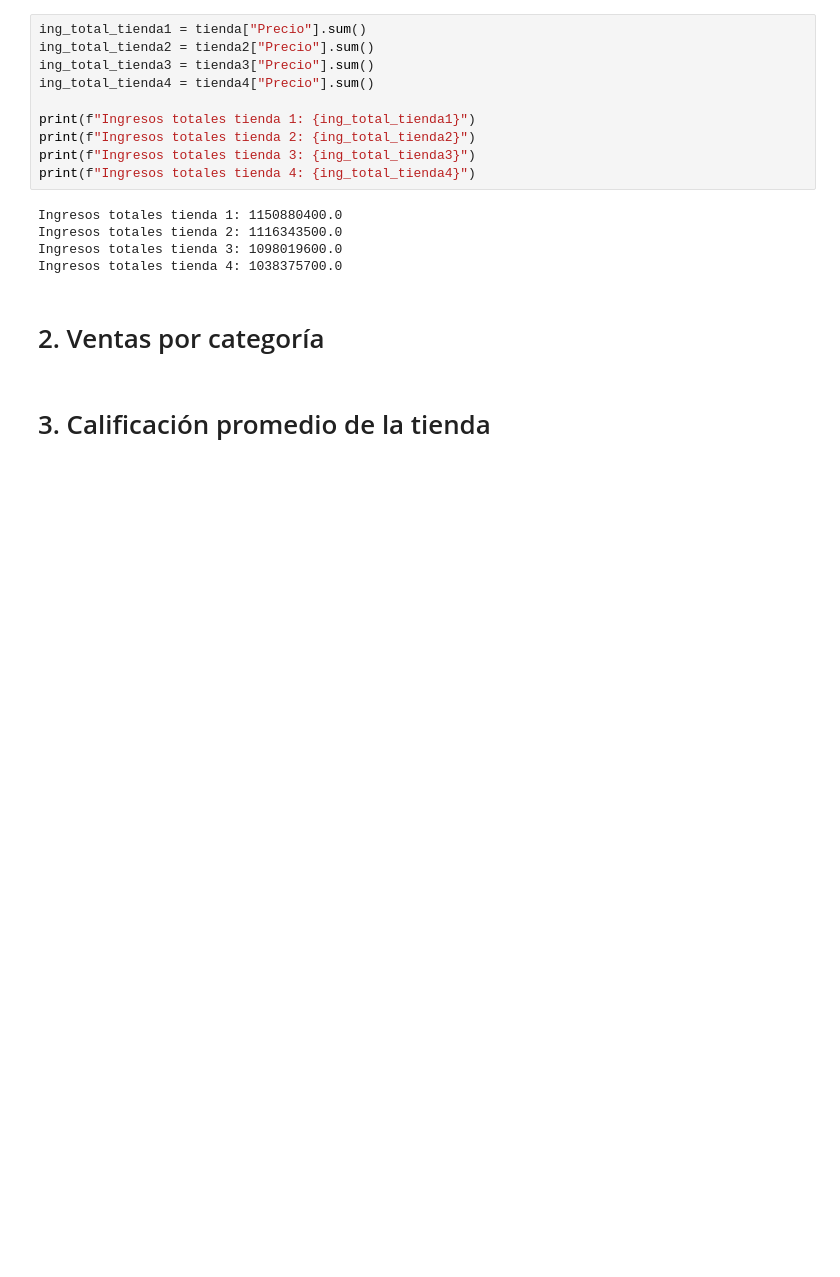
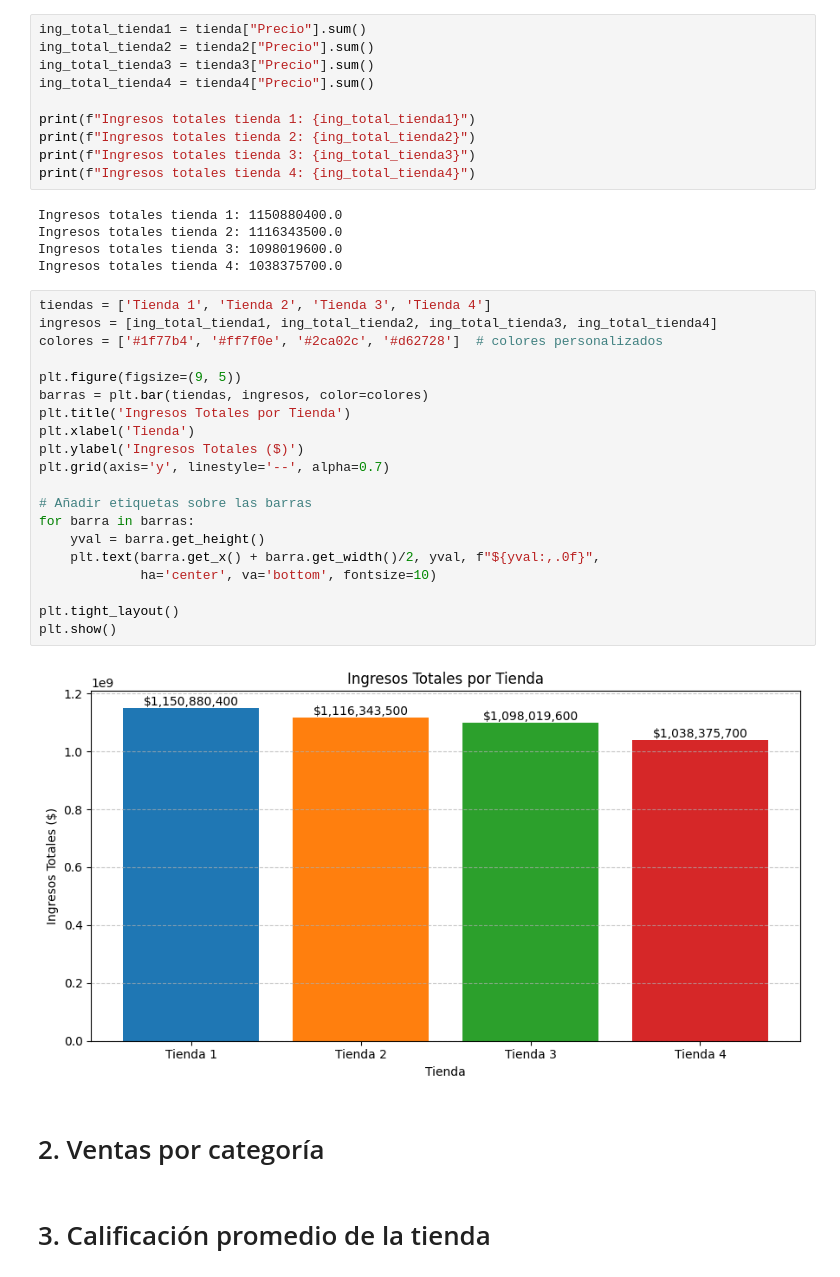
Before and after one commit to sandrazuniga/alura_store_challenge, a Jupyter notebook: AluraStoreLatam.ipynb, the cells around one changed output. Drawn from its saved outputs; the diff is of its cells as text; blank space fills up the shorter version.

```diff
--- a/AluraStoreLatam.ipynb
+++ b/AluraStoreLatam.ipynb
@@ -40,6 +41,28 @@ Ingresos totales tienda 1: 1150880400.0
 Ingresos totales tienda 2: 1116343500.0
 Ingresos totales tienda 3: 1098019600.0
 Ingresos totales tienda 4: 1038375700.0
+# %%
+tiendas = ['Tienda 1', 'Tienda 2', 'Tienda 3', 'Tienda 4']
+ingresos = [ing_total_tienda1, ing_total_tienda2, ing_total_tienda3, ing_total_tienda4]
+colores = ['#1f77b4', '#ff7f0e', '#2ca02c', '#d62728']  # colores personalizados
+
+plt.figure(figsize=(9, 5))
+barras = plt.bar(tiendas, ingresos, color=colores)
+plt.title('Ingresos Totales por Tienda')
+plt.xlabel('Tienda')
+plt.ylabel('Ingresos Totales ($)')
+plt.grid(axis='y', linestyle='--', alpha=0.7)
+
+# Añadir etiquetas sobre las barras
+for barra in barras:
+    yval = barra.get_height()
+    plt.text(barra.get_x() + barra.get_width()/2, yval, f"${yval:,.0f}",
+             ha='center', va='bottom', fontsize=10)
+
+plt.tight_layout()
+plt.show()
+# %% [output]
+[figure, added]
 # %% [markdown]
 # 2. Ventas por categoría
 # %% [markdown]
```
Also changed, not shown: parts of 1 cell of this notebook.
